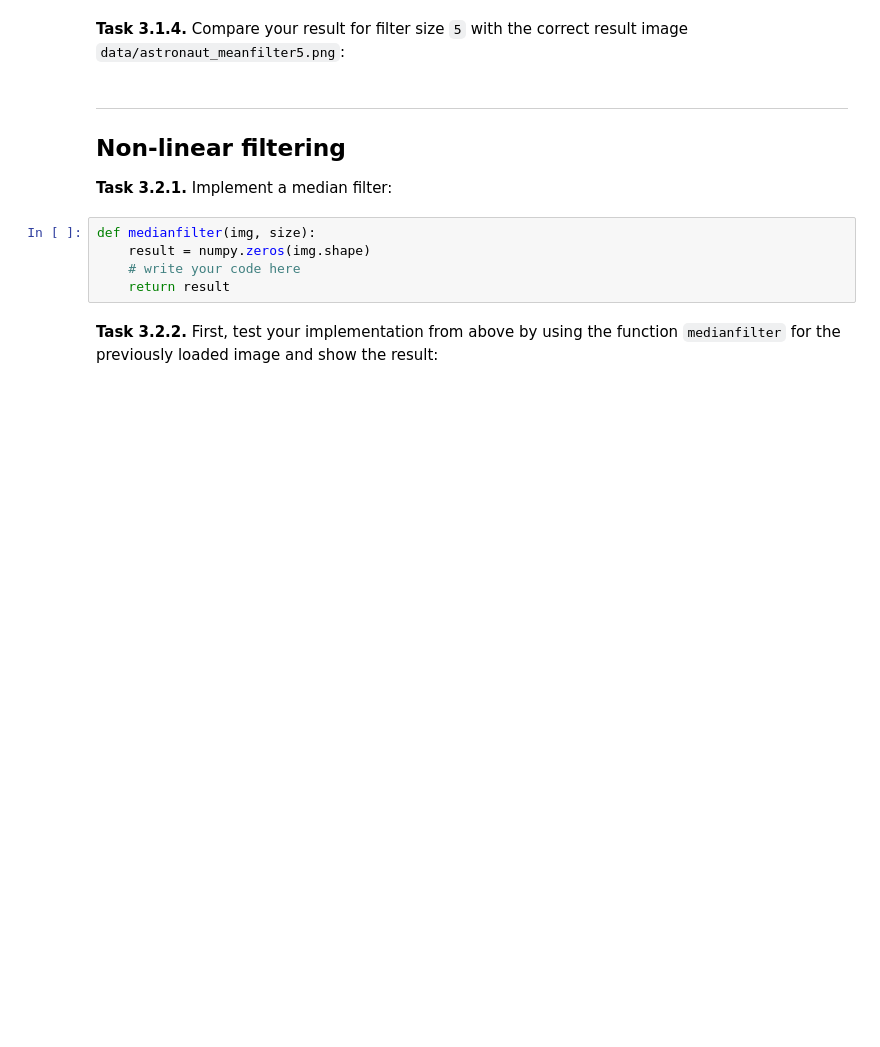
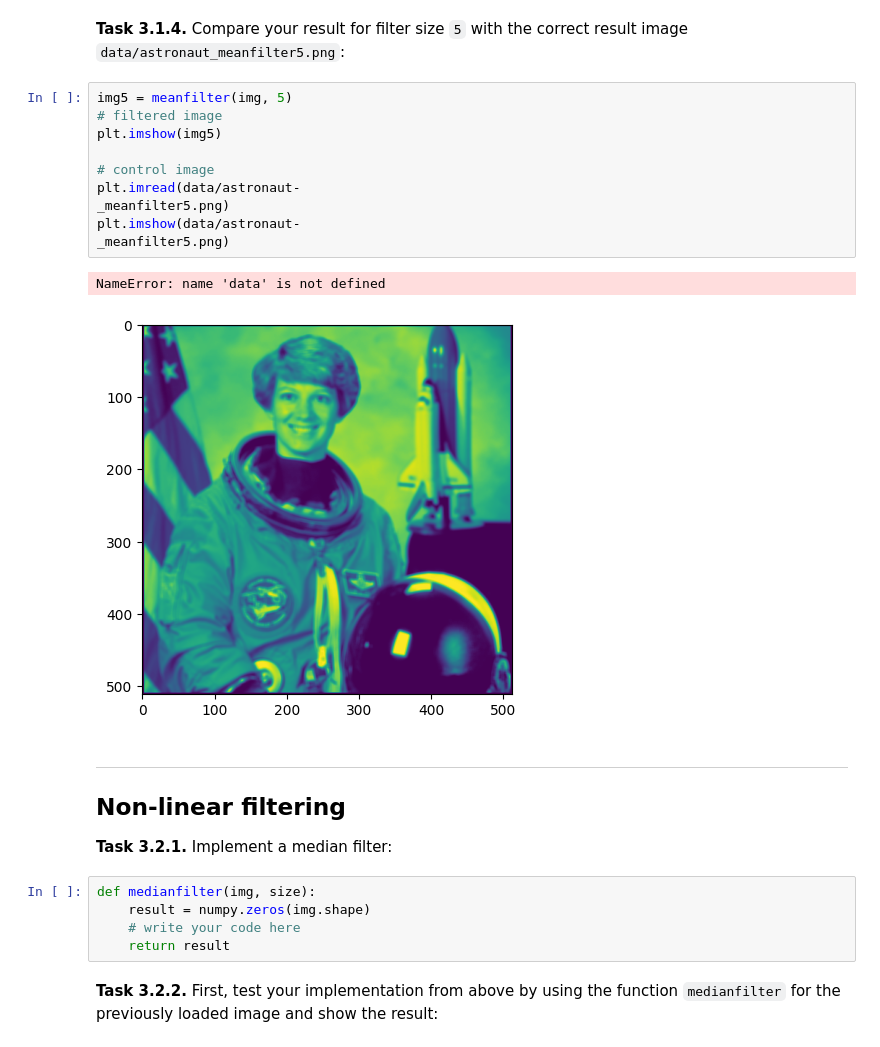
Before and after one commit to TomStraube/mobi-fs3-python, a Jupyter notebook: task3.ipynb, the cells around one changed output. Saved outputs shown, nothing was run; the diff lists cells and outputs as text; blank space fills up the shorter version.

```diff
--- a/task3.ipynb
+++ b/task3.ipynb
@@ -35,5 +41,18 @@ meanfilter(img)
 # %% [markdown]
 **<a id="#">Task 3.1.4.</a>** Compare your result for filter size `5` with the correct result image `data/astronaut_meanfilter5.png`:
+# %%
+img5 = meanfilter(img, 5)
+# filtered image
+plt.imshow(img5)
+
+# control image
+plt.imread(data/astronaut-
+_meanfilter5.png)
+plt.imshow(data/astronaut-
+_meanfilter5.png)
+# %% [output]
+NameError: name 'data' is not defined
+[figure, added]
 # %% [markdown]
 ---
 
```
Also changed, not shown: parts of 3 cells of this notebook.
